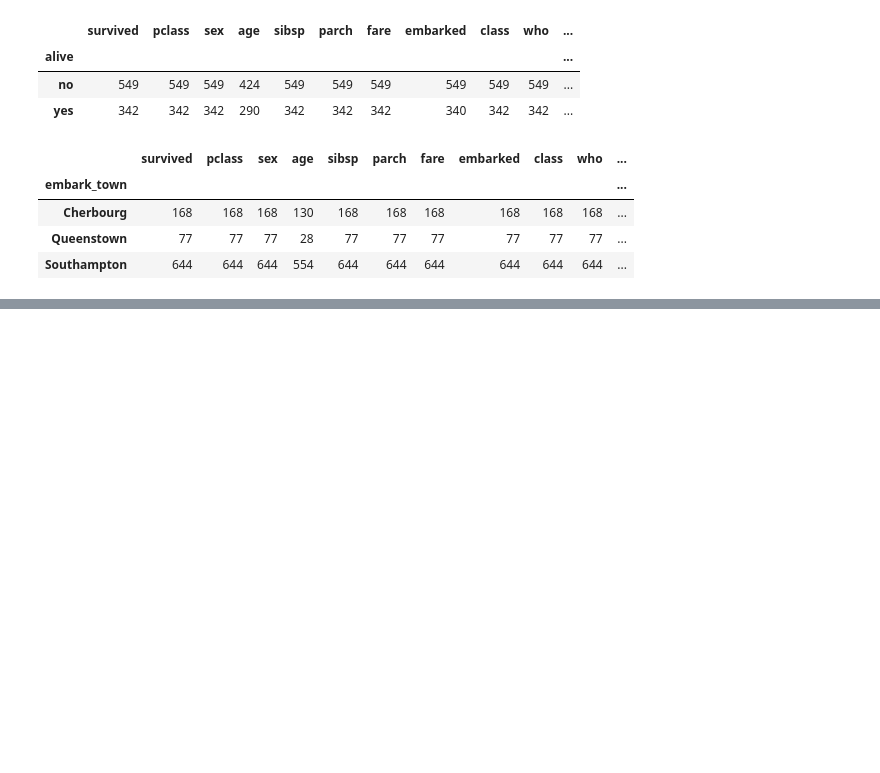
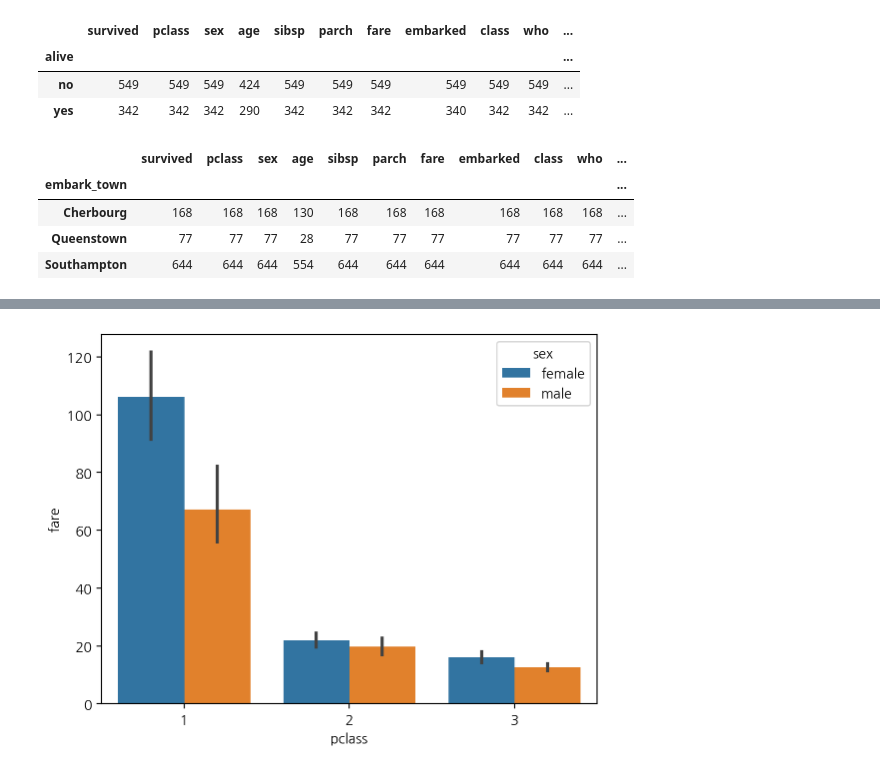
Before and after one commit to aaa0034213/2024-1-my-BDA, a Jupyter notebook: inclass/02w_0319_tue_dataframe_basic.ipynb, the cells around one changed output, grey strips where cells are left out. Cells and saved outputs as stored; diff of their text form; code cells hidden in the pictures; blank space fills up the shorter version.

```diff
--- a/inclass/02w_0319_tue_dataframe_basic.ipynb
+++ b/inclass/02w_0319_tue_dataframe_basic.ipynb
@@ -278,0 +309,4 @@ titanic.groupby('embark_town').count()
+# %%
+sns.barplot(titanic, x='pclass',y='fare',hue='sex');
+# %% [output]
+[figure, added]
```
Also changed, not shown: parts of 56 cells of this notebook.
